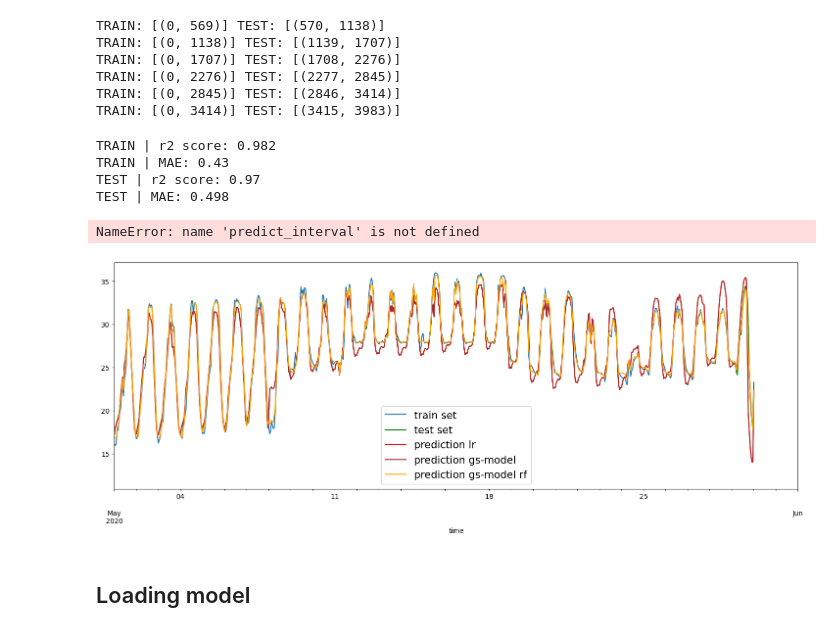
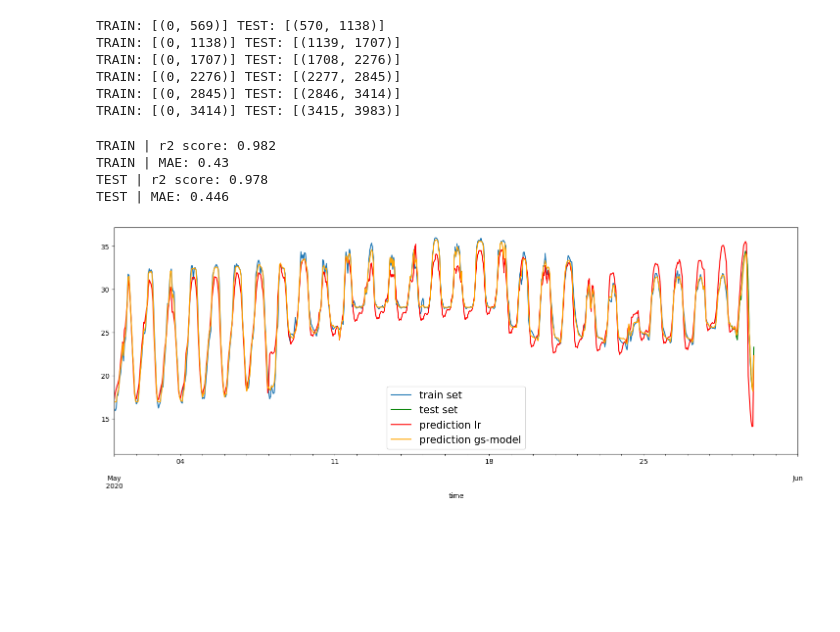
Before and after one commit to aaroneisses95/greenhouse-forecasting, a Jupyter notebook: notebooks/exploration.ipynb, the cells around one changed output. Drawn from its saved outputs; the diff is of its cells as text; code cells hidden in the pictures; blank space fills up the shorter version.

```diff
--- a/notebooks/exploration.ipynb
+++ b/notebooks/exploration.ipynb
@@ -125,6 +122,6 @@ sns.heatmap(data.iloc[:, 1:].corr(),annot=True, cmap = sns.diverging_palette(250
 # %%
 # Drop columns which are too correlated with each other
-data = data.drop(columns=['Tot_PAR','t_heat_vip'])
+data = data.drop(columns=['PARout','Tot_PAR','t_heat_vip'])
 # %%
 # Fill the remaining NaN values with the average and resample to 1 hours
 data = data.fillna(data.mean()).resample('1H').mean()
@@ -201,15 +198,3 @@ ax.legend(["train set", "test set"], prop={'size': 18});
 ## Simple Linear Regression
 
 In this section we train a simple linear regression model (no cross-validation).
-# %%
-rbf = RepeatingBasisFunction(n_periods=24,
-                             remainder='passthrough',
-                             column='hour_of_day')
-model = Pipeline([
-    ('preprocess', rbf),
-    ('scaler', StandardScaler()),
-    ('model', LinearRegression())
-])
-
-lm = model.fit(X_train, y_train)
-all_data['lm_pred'] = lm.predict(all_data.drop(columns="Tair"))
@@ -371,23 +324,15 @@ print(f'TEST | MAE: {mae_test}')
 # %% [output]
 TRAIN | r2 score: 0.982
 TRAIN | MAE: 0.43
-TEST | r2 score: 0.97
-TEST | MAE: 0.498
+TEST | r2 score: 0.978
+TEST | MAE: 0.446
-# %%
-conf_int = predict_interval(gsearch_rf, X_test, alpha=0.1)
-# %% [output]
-NameError: name 'predict_interval' is not defined
 # %%
 fig, ax = plt.subplots(figsize=(18,6))
 train[['Tair']].plot(ax=ax)
-test[['Tair']].plot(ax=ax, c='g')
-all_data[['lm_pred']].loc['2020 May':].plot(ax=ax, c='red')
-all_data[['grid_pred']].loc['2020 May':].plot(ax=ax, c='brown')
+test[['Tair']].plot(ax=ax, c='green')
+all_data[['grid_pred']].loc['2020 May':].plot(ax=ax, c='red')
 all_data[['grid_pred_rf']].loc['2010 May':].plot(ax=ax, c='orange')
 ax.legend(["train set", "test set", "prediction lr", "prediction gs-model", "prediction gs-model rf"], prop={'size': 15});
 plt.xlim(pd.Timestamp('2020-05-01'), pd.Timestamp('2020-06-01'));
 # %% [output]
-[figure, old version]
+[figure, new version]
-# %% [markdown]
-<a id='f'></a>
-## Loading model
```
Also changed, not shown: parts of 13 cells of this notebook, 8 other files.
